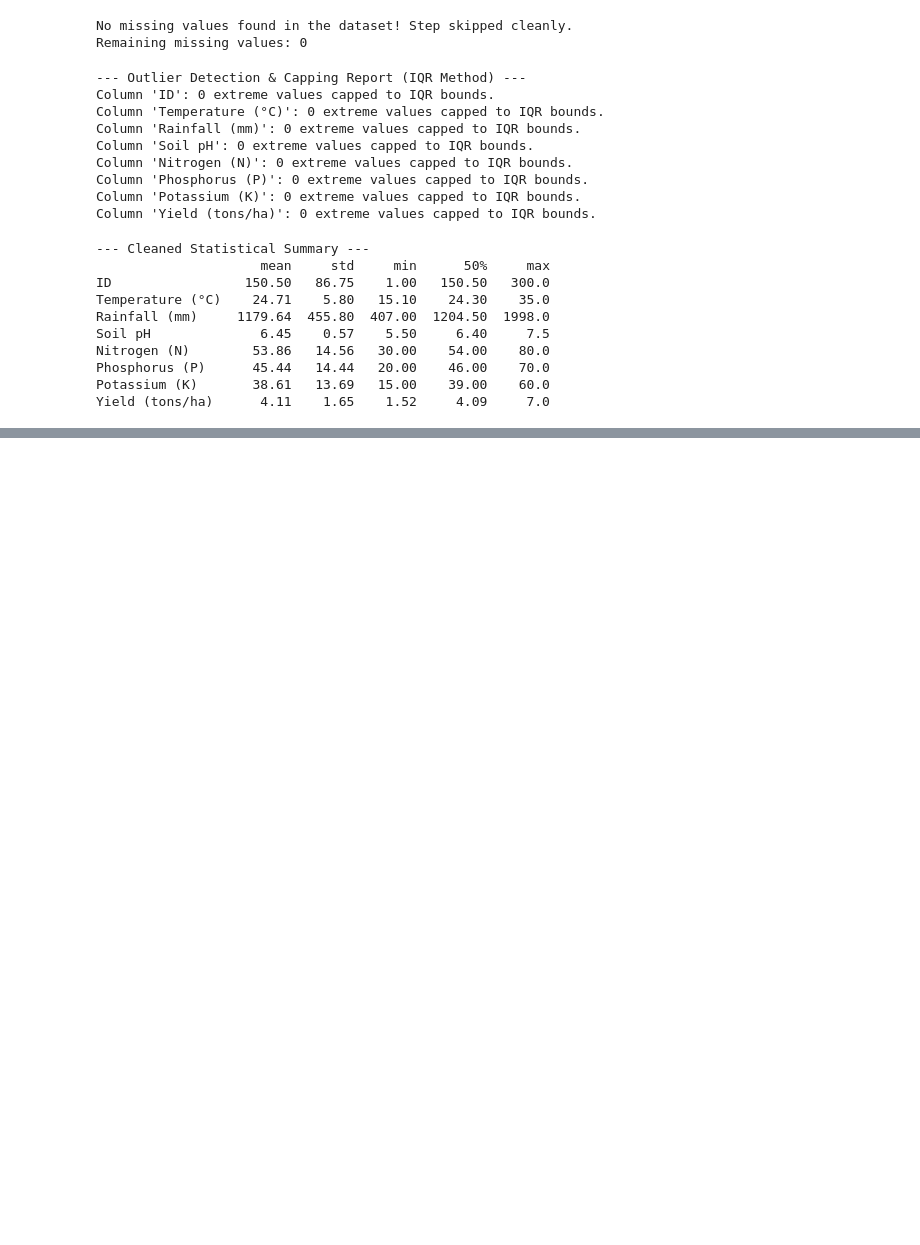
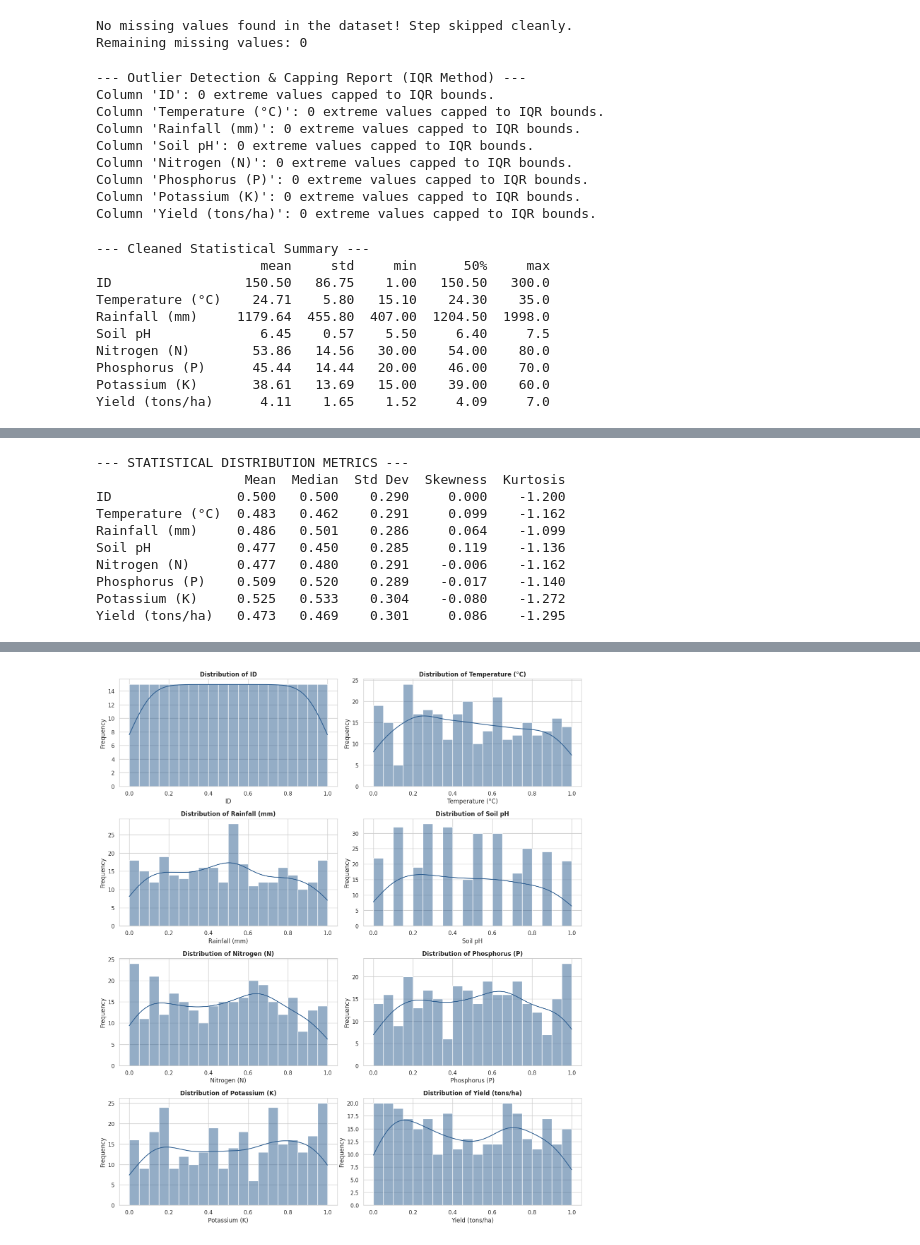
Before and after one commit to AmnaNoorr/Machine-Learning-Data-Analyst---Agribusiness, a Jupyter notebook: Data_Collection_and_Cleaning.ipynb, the cells around one changed output, grey strips where cells are left out. Drawn from its saved outputs; the diff is of its cells as text; code cells hidden in the pictures; blank space fills up the shorter version.

Commit message:
Exploratory Data Analysis

```diff
--- a/Data_Collection_and_Cleaning.ipynb
+++ b/Data_Collection_and_Cleaning.ipynb
@@ -172,0 +177,18 @@ Yield (tons/ha)      4.11    1.65    1.52     4.09     7.0
+# %%
+# Cell 1: Setup & Data Loading
+import pandas as pd
+import numpy as np
+import matplotlib.pyplot as plt
+import seaborn as sns
+
+# Set professional visualization style
+sns.set_theme(style="whitegrid")
+plt.rcParams["font.sans-serif"] = "Arial"
+plt.rcParams["axes.edgecolor"] = "#cccccc"
+plt.rcParams["axes.linewidth"] = 1.0
+
+# Load Week 1 cleaned dataset
+df = pd.read_csv("cleaned_crop_yield_data.csv")
+print("Cleaned Dataset Loaded Successfully!")
+print(f"Dataset Dimensions: {df.shape[0]} rows, {df.shape[1]} columns\n")
+df.head()
@@ -172,0 +204,44 @@ Yield (tons/ha)      4.11    1.65    1.52     4.09     7.0
+# %%
+# Cell 2: Feature Distributions
+numeric_cols = df.select_dtypes(include=[np.number]).columns
+
+# Summary metrics table (Skewness & Kurtosis)
+eda_stats = pd.DataFrame({
+    'Mean': df[numeric_cols].mean(),
+    'Median': df[numeric_cols].median(),
+    'Std Dev': df[numeric_cols].std(),
+    'Skewness': df[numeric_cols].skew(),
+    'Kurtosis': df[numeric_cols].kurt()
+}).round(3)
+
+print("--- STATISTICAL DISTRIBUTION METRICS ---")
+print(eda_stats)
+
+# Plot feature distributions
+fig, axes = plt.subplots(nrows=(len(numeric_cols) + 1) // 2, ncols=2, figsize=(14, 4 * ((len(numeric_cols) + 1) // 2)))
+axes = axes.flatten()
+
+for idx, col in enumerate(numeric_cols):
+    sns.histplot(df[col], kde=True, ax=axes[idx], color="#2b5c8f", bins=20)
+    axes[idx].set_title(f"Distribution of {col}", fontsize=12, fontweight='bold')
+    axes[idx].set_xlabel(col)
+    axes[idx].set_ylabel("Frequency")
+
+# Hide extra subplots if odd number of columns
+for i in range(len(numeric_cols), len(axes)):
+    fig.delaxes(axes[i])
+
+plt.tight_layout()
+plt.savefig("feature_distributions.png", dpi=300)
+plt.show()
+# %% [output]
+--- STATISTICAL DISTRIBUTION METRICS ---
+                   Mean  Median  Std Dev  Skewness  Kurtosis
+ID                0.500   0.500    0.290     0.000    -1.200
+Temperature (°C)  0.483   0.462    0.291     0.099    -1.162
+Rainfall (mm)     0.486   0.501    0.286     0.064    -1.099
+Soil pH           0.477   0.450    0.285     0.119    -1.136
+Nitrogen (N)      0.477   0.480    0.291    -0.006    -1.162
+Phosphorus (P)    0.509   0.520    0.289    -0.017    -1.140
+Potassium (K)     0.525   0.533    0.304    -0.080    -1.272
+Yield (tons/ha)   0.473   0.469    0.301     0.086    -1.295
@@ -172,0 +265 @@ Yield (tons/ha)      4.11    1.65    1.52     4.09     7.0
+[figure, added]
```
Also changed, not shown: parts of 6 cells of this notebook.
